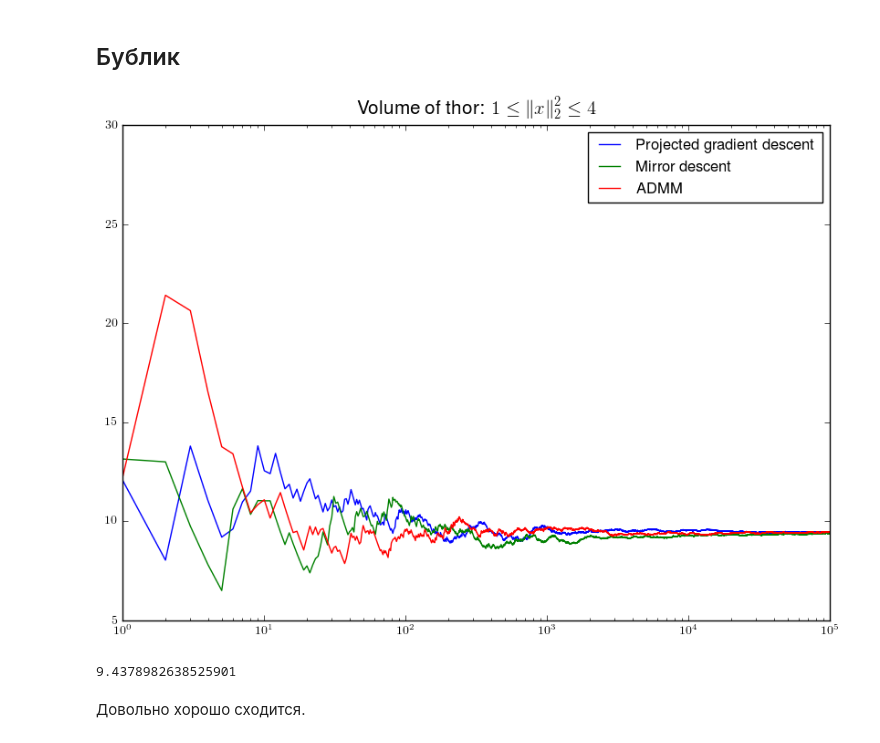
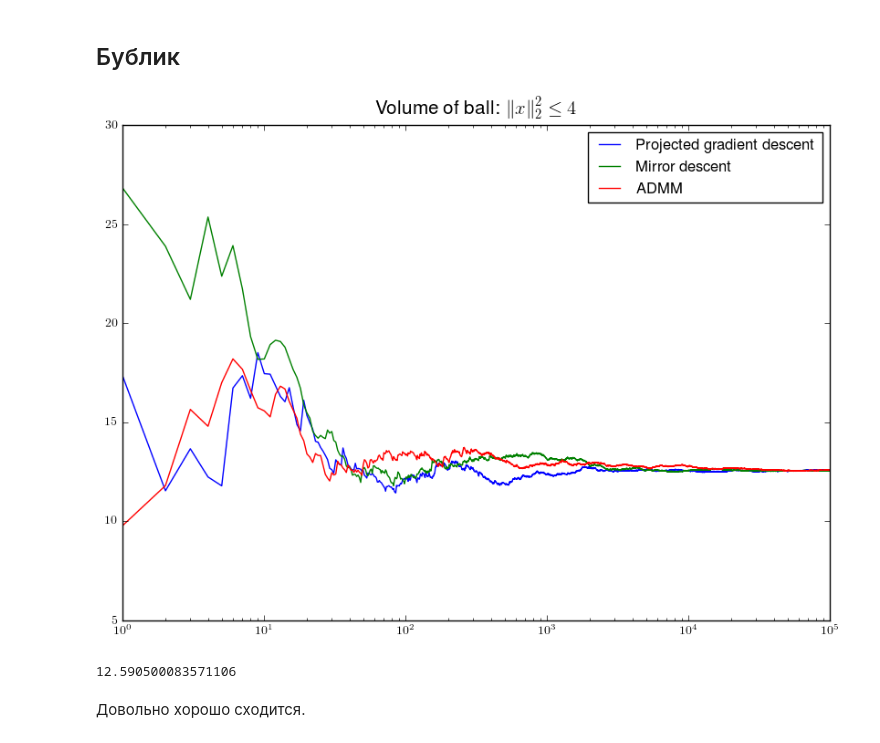
Before and after one commit to Tenich/Skoltech-LSOpt-Importance-Sampling, a Jupyter notebook: examples.ipynb, the cells around one changed output. Drawn from its saved outputs; the diff is of its cells as text; code cells hidden in the pictures.

```diff
--- a/examples.ipynb
+++ b/examples.ipynb
@@ -26,7 +29,7 @@ def _dot(a, b):
 ## Бублик
 # %%
 #obj = lambda x: sp.stats.multivariate_normal.pdf(x, mean=[0, 0], cov=np.diag([1, 1]))
-obj = lambda x: 1 <= _dot(x, x) <= 4
+obj = lambda x: _dot(x, x) <= 4
 # %%
 projector = CoordProjector(BoxProjector(-1, 1), EigenBoxProjector(1, 15))
 thetas, estimations = projected_gradient(obj, GaussianDistribution, projector,
@@ -40,21 +43,21 @@ thetas_ad, estimations_ad = admm(obj, GaussianDistribution, projector, 1, 1e-6,
                            (np.array([0, 0]), np.eye(2)), n_iters=10 ** 5)
 # %%
 plt.figure(figsize=(10, 7))
-plt.title(r" Volume of thor: $\displaystyle 1 \le \| x \|^2_2 \le 4$",
+plt.title(r" Volume of ball: $\displaystyle \| x \|^2_2 \le 4$",
           fontsize=15)
 plt.plot(np.array(estimations), label = "Projected gradient descent")
 plt.plot(np.array(estimations_m), label = "Mirror descent")
 plt.plot(np.array(estimations_ad), label = "ADMM")
 plt.xscale('log')
 plt.legend(loc = 'best')
 
-plt.savefig('thor.png')
+plt.savefig('ball.png')
 # %% [output]
-[figure, old version]
+[figure, new version]
 # %%
-estimations[-1]
+estimations[-1] # true: 4pi
 # %% [output]
-9.4378982638525901
+12.590500083571106
 # %% [markdown]
 Довольно хорошо сходится.
 # %% [markdown]
```
Also changed, not shown: parts of 3 cells of this notebook, 3 other files.
